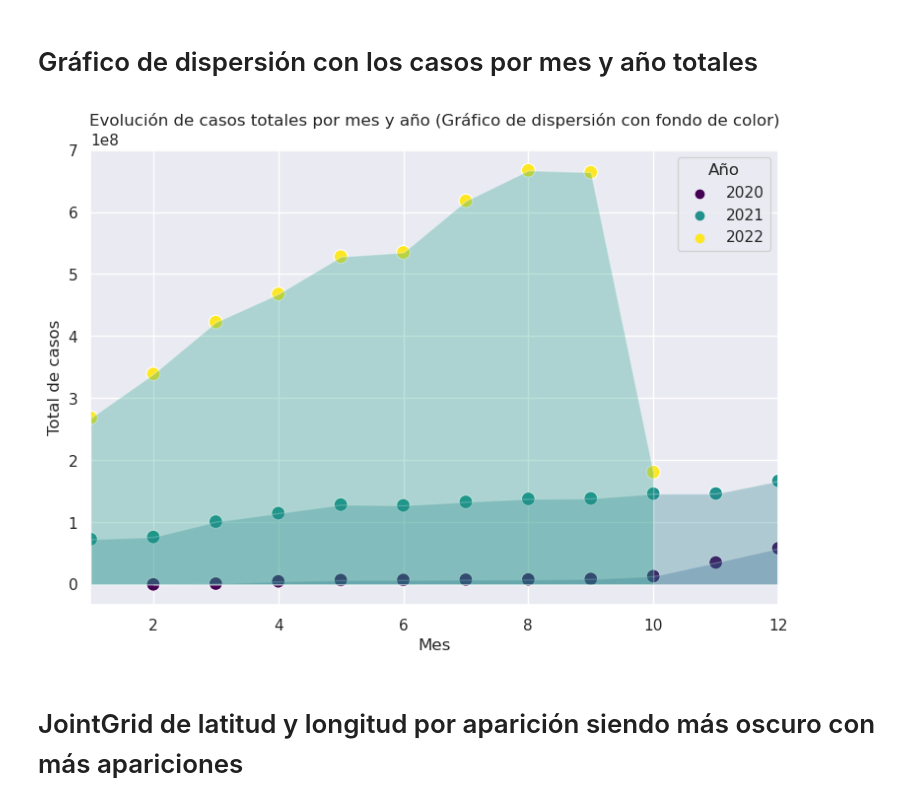
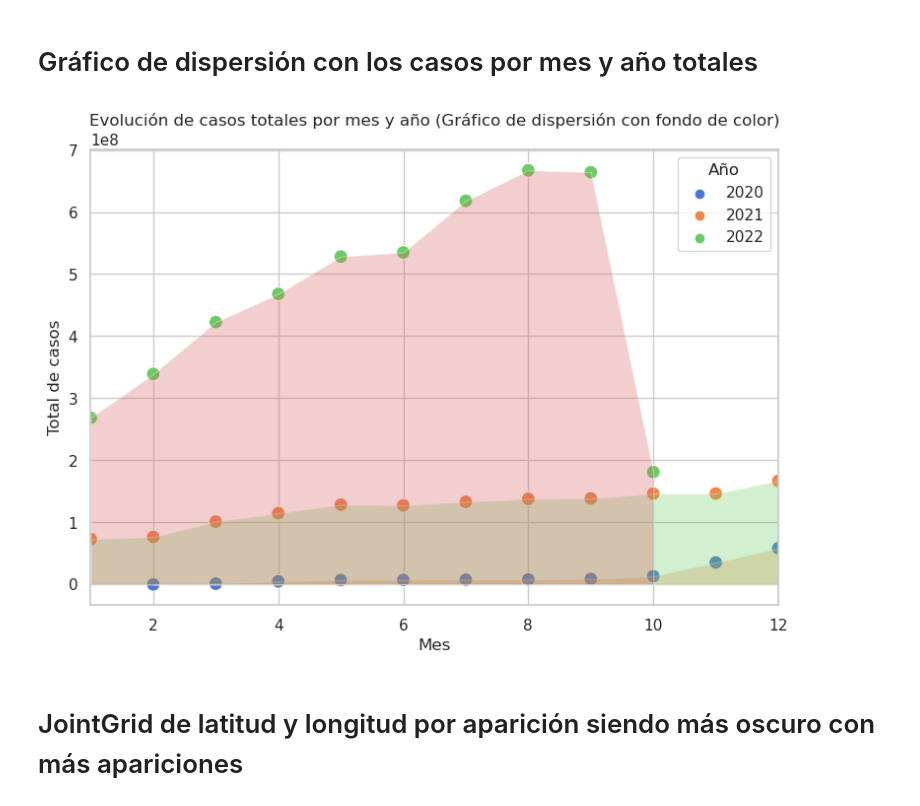
Before and after one commit to diegoguizanlopez/BigDataEIa, a Jupyter notebook: Big_Data/Sitemas_De_Big_Data/2_Trimestre/Tema_3/MongoDB/SeaBorn/Seaborn.ipynb, the cells around one changed output. Cells and saved outputs as stored; diff of their text form; code cells hidden in the pictures.

```diff
--- a/Big_Data/Sitemas_De_Big_Data/2_Trimestre/Tema_3/MongoDB/SeaBorn/Seaborn.ipynb
+++ b/Big_Data/Sitemas_De_Big_Data/2_Trimestre/Tema_3/MongoDB/SeaBorn/Seaborn.ipynb
@@ -36,34 +36,34 @@ df['data'] = pd.to_datetime(df['data'], format="ISO8601")
 # %%
 from matplotlib import pyplot as plt
 import numpy as np
 import seaborn as sns
 import pandas as pd
 
-sns.set_theme(style="darkgrid")
-sns.set_palette("viridis")
+sns.set_theme(style="whitegrid")
+sns.set_palette("muted")
 
 dfT = pd.DataFrame(df['data'])
 dfT['Año'] = df['data'].dt.year.astype(np.int64)
 dfT['Mes'] = df['data'].dt.month.astype(np.int64)
 dfT['Total de casos'] = df['totale_casi'].astype(np.float64)
 dfT = pd.DataFrame(dfT.groupby(['Año','Mes'])['Total de casos'].sum())
 dfT.reset_index(inplace=True)
 
 plt.figure(figsize=(9, 6))
-sns.scatterplot(data=dfT, x='Mes', y='Total de casos', hue='Año', palette='viridis', s=100)
+sns.scatterplot(data=dfT, x='Mes', y='Total de casos', hue='Año', palette='muted', s=100)
 
 for year in dfT['Año'].unique():
     subset = dfT[dfT['Año'] == year]
     plt.fill_between(subset['Mes'], subset['Total de casos'], alpha=0.3)
 
 plt.xlabel('Mes')
 plt.ylabel('Total de casos')
 plt.title('Evolución de casos totales por mes y año (Gráfico de dispersión con fondo de color)')
 plt.legend(title='Año')
 plt.xlim(1, 12)
 plt.show()
 # %% [output]
-[figure, old version]
+[figure, new version]
 # %% [markdown]
 # JointGrid de latitud y longitud por aparición siendo más oscuro con más apariciones
 # %%
```
Also changed, not shown: parts of 3 cells of this notebook.
